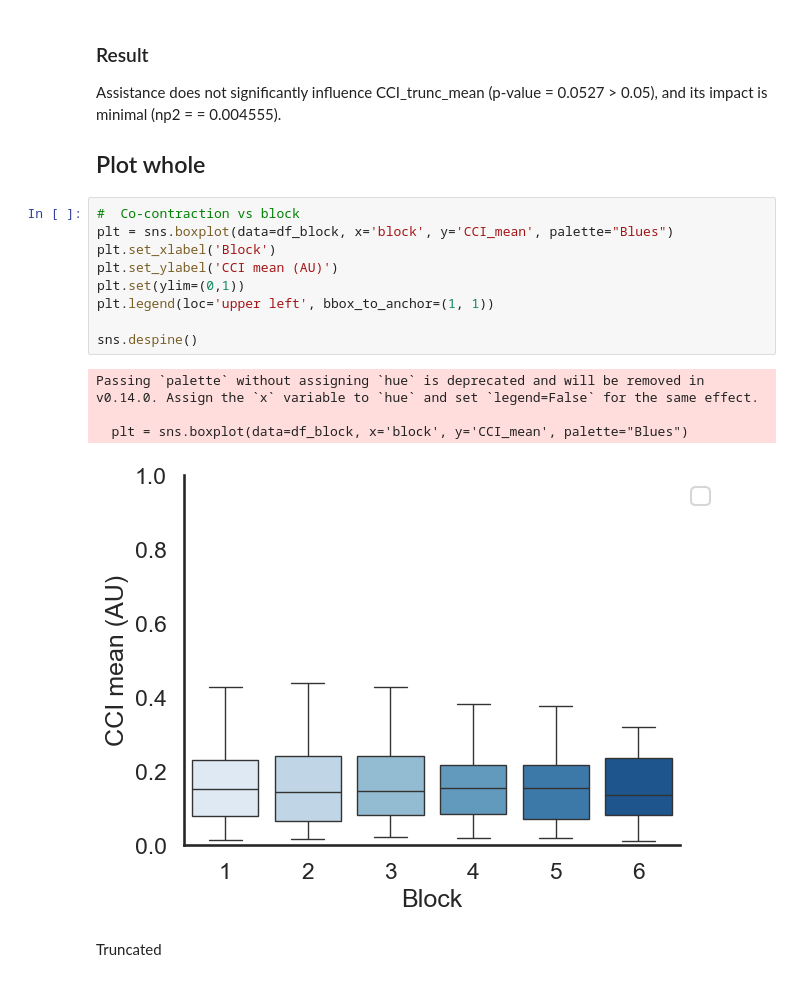
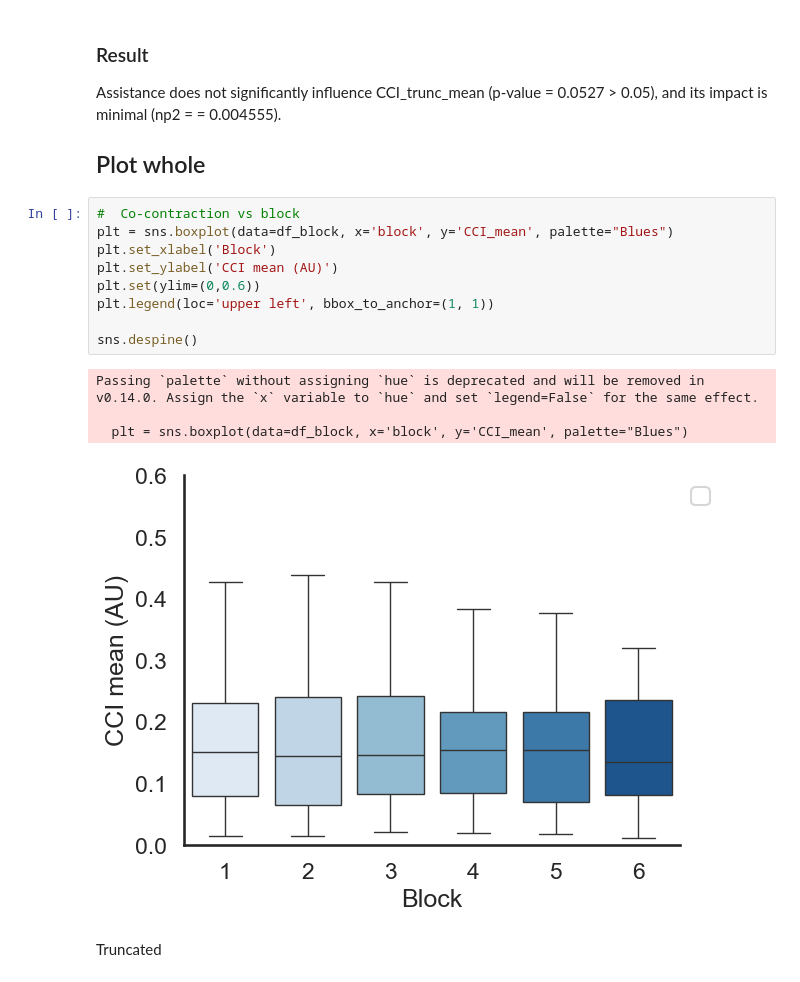
Before and after one commit to brocbacq/Thesis_analysis, a Jupyter notebook: Co_contraction from calibration.ipynb, the cells around one changed output. Cells and saved outputs as stored; diff of their text form.

Commit message:
Corrected graphs

```diff
--- a/Co_contraction from calibration.ipynb
+++ b/Co_contraction from calibration.ipynb
@@ -777,17 +779,17 @@ Assistance does not significantly influence CCI_trunc_mean (p-value = 0.0527 > 0
 # %%
 #  Co-contraction vs block
 plt = sns.boxplot(data=df_block, x='block', y='CCI_mean', palette="Blues")
 plt.set_xlabel('Block')
 plt.set_ylabel('CCI mean (AU)')
-plt.set(ylim=(0,1))
+plt.set(ylim=(0,0.6))
 plt.legend(loc='upper left', bbox_to_anchor=(1, 1))
 
 sns.despine()
 # %% [output]
 Passing `palette` without assigning `hue` is deprecated and will be removed in v0.14.0. Assign the `x` variable to `hue` and set `legend=False` for the same effect.
 
   plt = sns.boxplot(data=df_block, x='block', y='CCI_mean', palette="Blues")
-[figure, old version]
+[figure, new version]
 # %% [markdown]
 Truncated
 # %%
```
Also changed, not shown: parts of 7 cells of this notebook.
